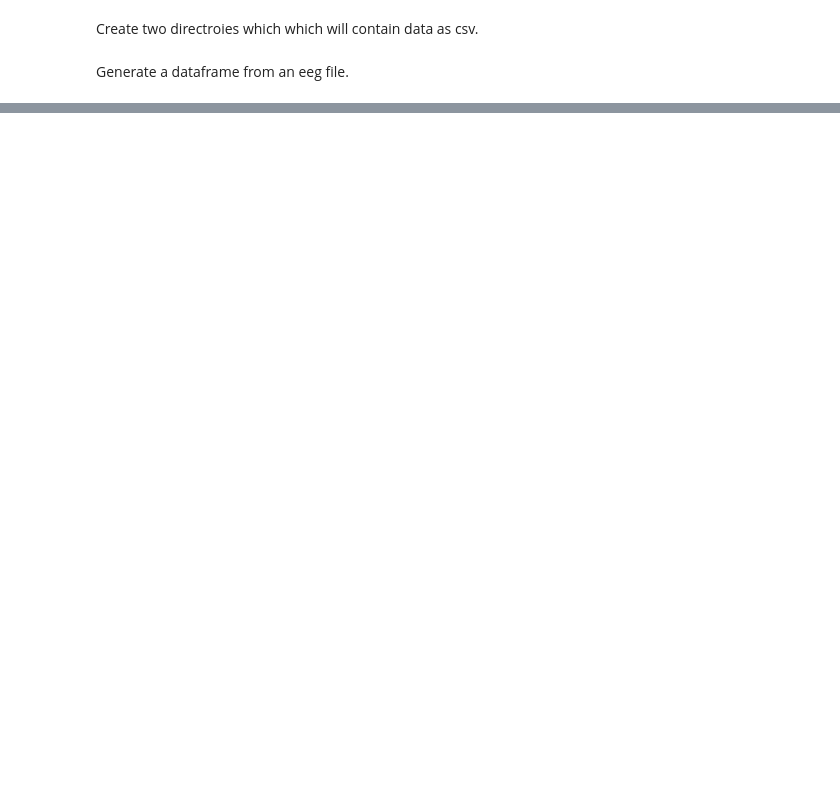
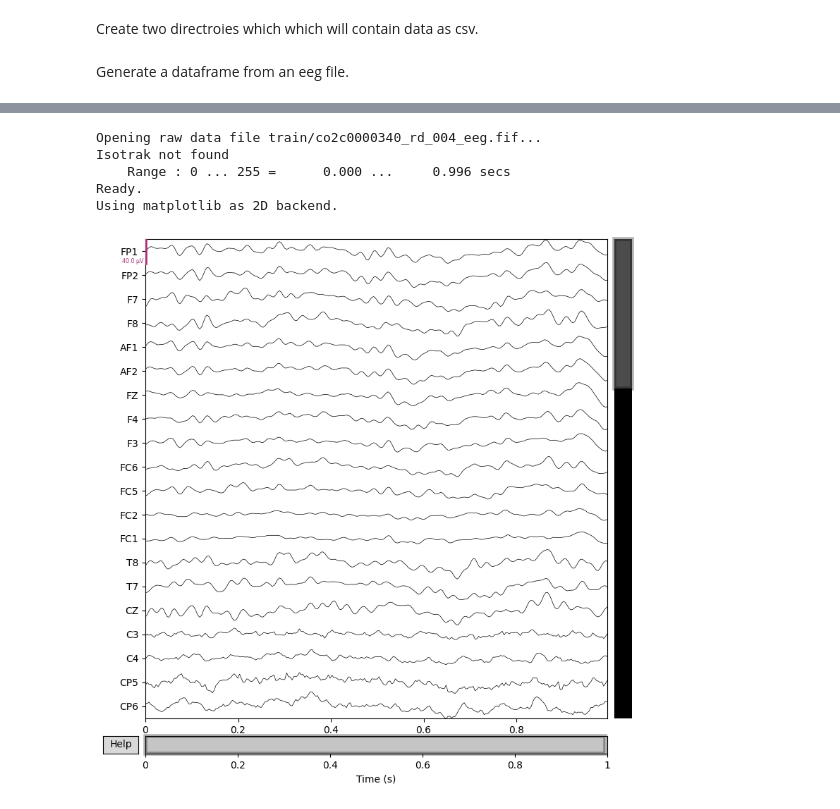
Before and after one commit to Ekliipce/Machine-Learning-for-Biomedical, a Jupyter notebook: eeg/EEG_and_alcohol.ipynb, the cells around one changed output, grey strips where cells are left out. Drawn from its saved outputs; the diff is of its cells as text; code cells hidden in the pictures; blank space fills up the shorter version.

```diff
--- a/eeg/EEG_and_alcohol.ipynb
+++ b/eeg/EEG_and_alcohol.ipynb
@@ -202,0 +170,11 @@ eeg+database.zip.1  eeg_full.tar   SMNI_CMI_TEST  smni_eeg_data.tar.gz
+# %%
+content = list(os.walk('train'))
+raw = mne.io.read_raw(f"{content[0][0]}/{content[0][2][0]}")
+raw.plot()
+# %% [output]
+Opening raw data file train/co2c0000340_rd_004_eeg.fif...
+Isotrak not found
+    Range : 0 ... 255 =      0.000 ...     0.996 secs
+Ready.
+Using matplotlib as 2D backend.
+[figure, added]
```
Also changed, not shown: parts of 20 cells of this notebook.
